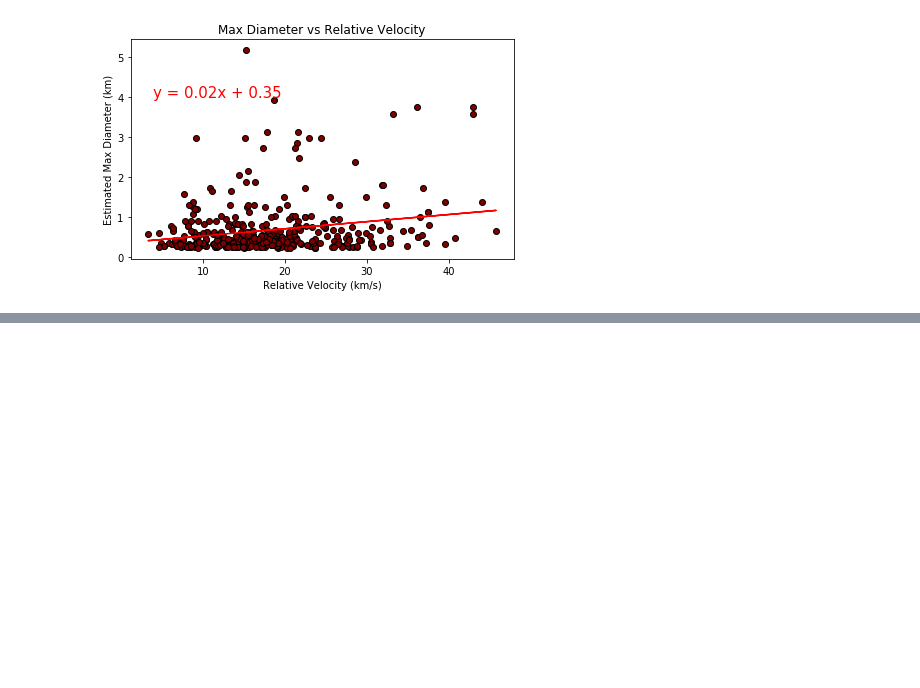
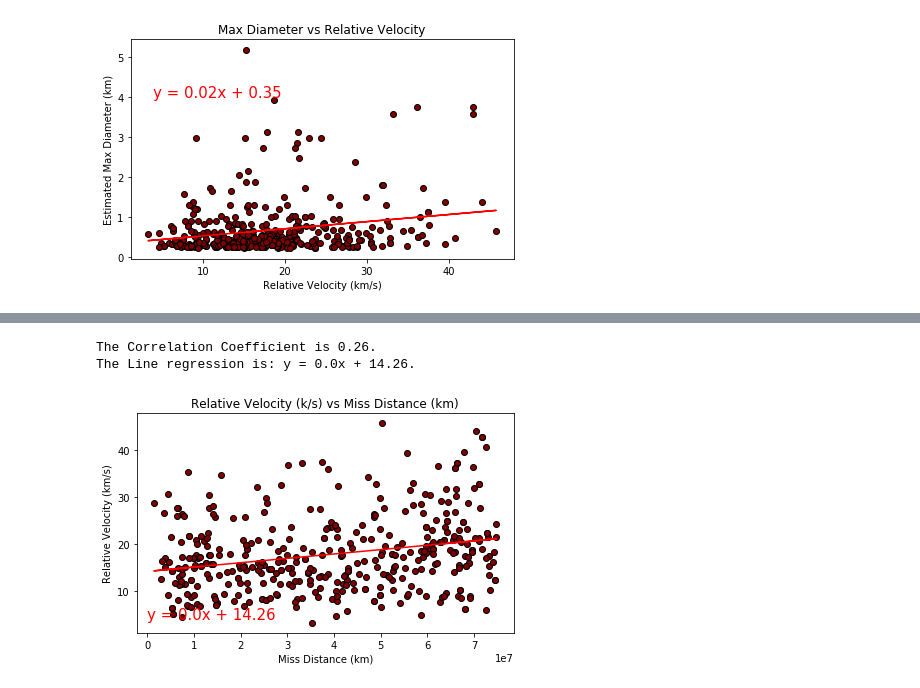
Before and after one commit to AmyAndersson/Datanauts_Project, a Jupyter notebook: PH_Asteroids.ipynb, the cells around one changed output, grey strips where cells are left out. Cells and saved outputs as stored; diff of their text form; code cells hidden in the pictures; blank space fills up the shorter version.

```diff
--- a/PH_Asteroids.ipynb
+++ b/PH_Asteroids.ipynb
@@ -228,0 +268,32 @@ Largest_Asteroid.to_csv("Largest.csv", index = False)
+# %%
+x1=Pos_Hazard["Miss Distance (km)"]
+y1=Pos_Hazard["Relative Velocity (k/s)"]
+plt.scatter(Pos_Hazard["Miss Distance (km)"], Pos_Hazard["Relative Velocity (k/s)"], color="maroon", edgecolors="black")
+plt.xlabel("Miss Distance (km)")
+plt.ylabel("Relative Velocity (km/s)")
+plt.title("Relative Velocity (k/s) vs Miss Distance (km)")
+plt.savefig("figs/Relative Velocity (km_s) vs Miss Distance (km)")
+
+
+#coefficient calc
+cor_coef=(round(st.pearsonr(x1, y1)[0],2))
+print(f"The Correlation Coefficient is {cor_coef}.")
+
+
+#line regression calcs
+(slope, intercept, rvalue, pvalue, stderr) = linregress(x1,y1)
+regress_values = x1 * slope + intercept
+line_eq = "y = " + str(round(slope,2)) + "x + " + str(round(intercept,2))
+print(f"The Line regression is: {line_eq}.")
+
+#tidying plot
+plt.plot(x1,regress_values,"r-")
+plt.annotate(line_eq,(4,4),fontsize=15,color="red")
+plt.tight_layout()
+
+
+plt.savefig("figs/Relative Velocity km_s vs Miss Distance km")
+# %% [output]
+The Correlation Coefficient is 0.26.
+The Line regression is: y = 0.0x + 14.26.
+[figure, added]
```
Also changed, not shown: parts of 2 cells of this notebook, 11 other files.
